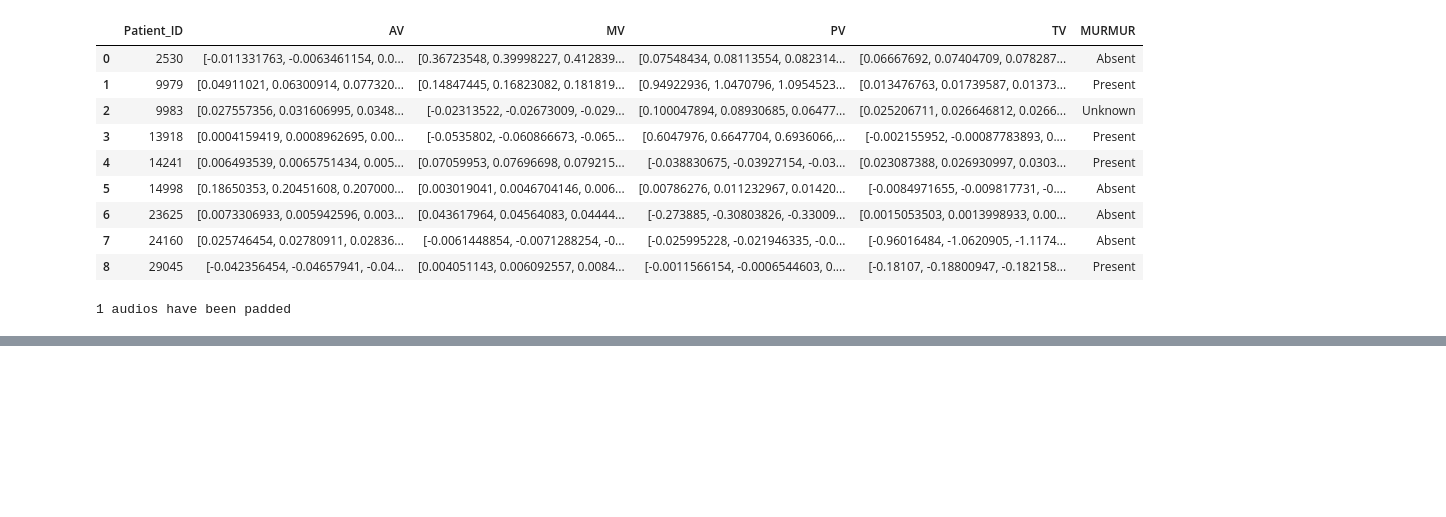
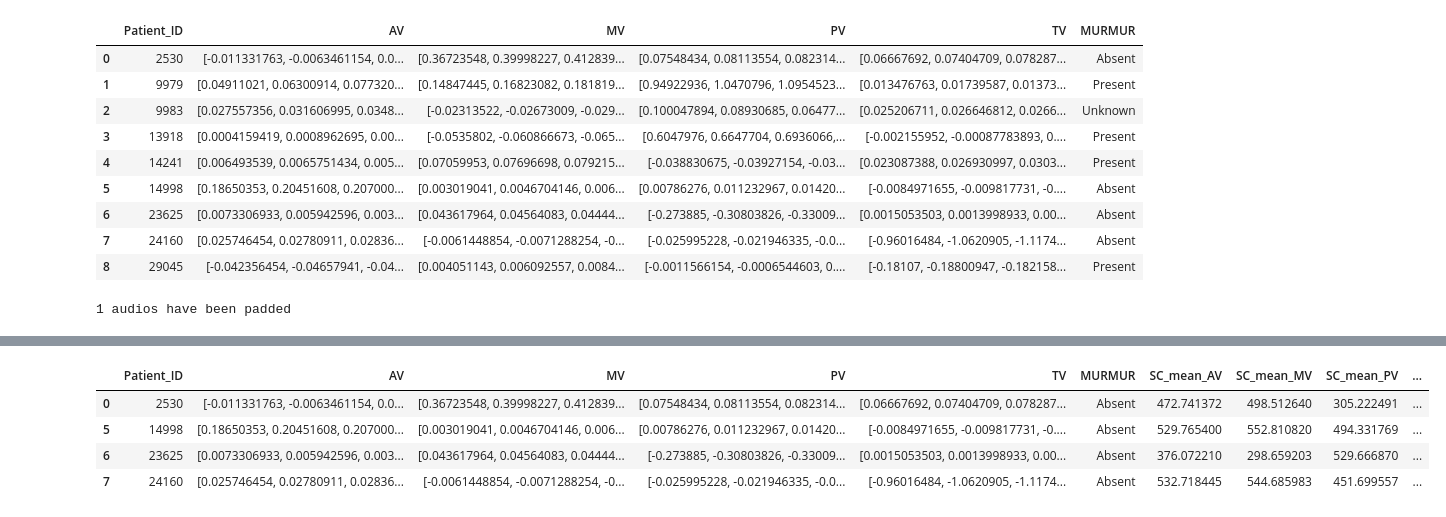
Before and after one commit to asideras/MSc-in-AI-Demokritos-Machine-Learning-Course, a Jupyter notebook: mumor_classification.ipynb, the cells around one changed output, grey strips where cells are left out. Cells and saved outputs as stored; diff of their text form; code cells hidden in the pictures; blank space fills up the shorter version.

```diff
--- a/mumor_classification.ipynb
+++ b/mumor_classification.ipynb
@@ -185,0 +184,8 @@ print(len(onset_bt_rms))
+# %%
+df_abs
+# %% [output]
+|  | Patient_ID | AV | MV | PV | TV | MURMUR | SC_mean_AV | SC_mean_MV | SC_mean_PV | ... |
+| 0 | 2530 | [-0.011331763, -0.0063461154, 0.0... | [0.36723548, 0.39998227, 0.412839... | [0.07548434, 0.08113554, 0.082314... | [0.06667692, 0.07404709, 0.078287... | Absent | 472.741372 | 498.512640 | 305.222491 | ... |
+| 5 | 14998 | [0.18650353, 0.20451608, 0.207000... | [0.003019041, 0.0046704146, 0.006... | [0.00786276, 0.011232967, 0.01420... | [-0.0084971655, -0.009817731, -0.... | Absent | 529.765400 | 552.810820 | 494.331769 | ... |
+| 6 | 23625 | [0.0073306933, 0.005942596, 0.003... | [0.043617964, 0.04564083, 0.04444... | [-0.273885, -0.30803826, -0.33009... | [0.0015053503, 0.0013998933, 0.00... | Absent | 376.072210 | 298.659203 | 529.666870 | ... |
+| 7 | 24160 | [0.025746454, 0.02780911, 0.02836... | [-0.0061448854, -0.0071288254, -0... | [-0.025995228, -0.021946335, -0.0... | [-0.96016484, -1.0620905, -1.1174... | Absent | 532.718445 | 544.685983 | 451.699557 | ... |
```
Also changed, not shown: parts of 13 cells of this notebook, 2 other files.
